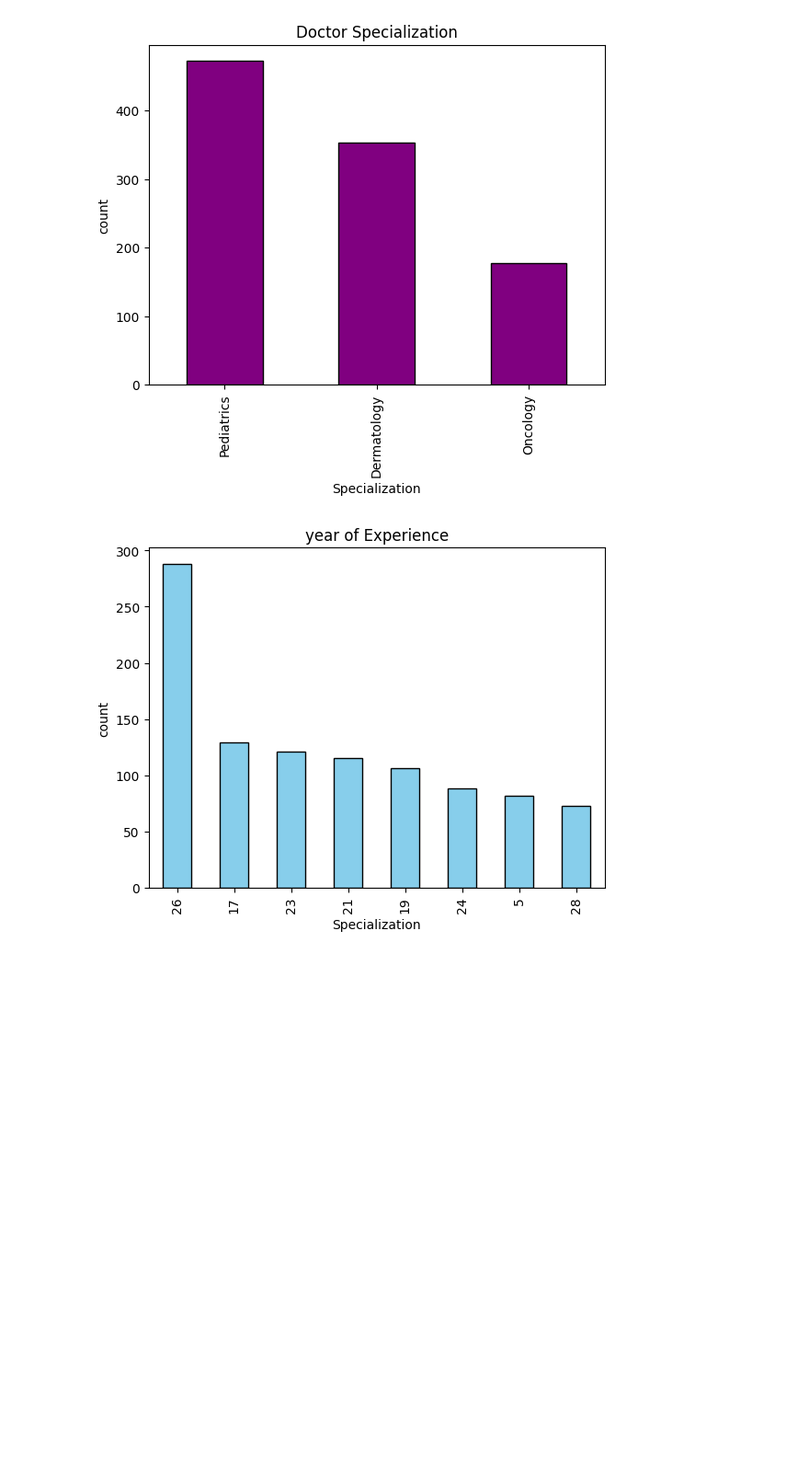
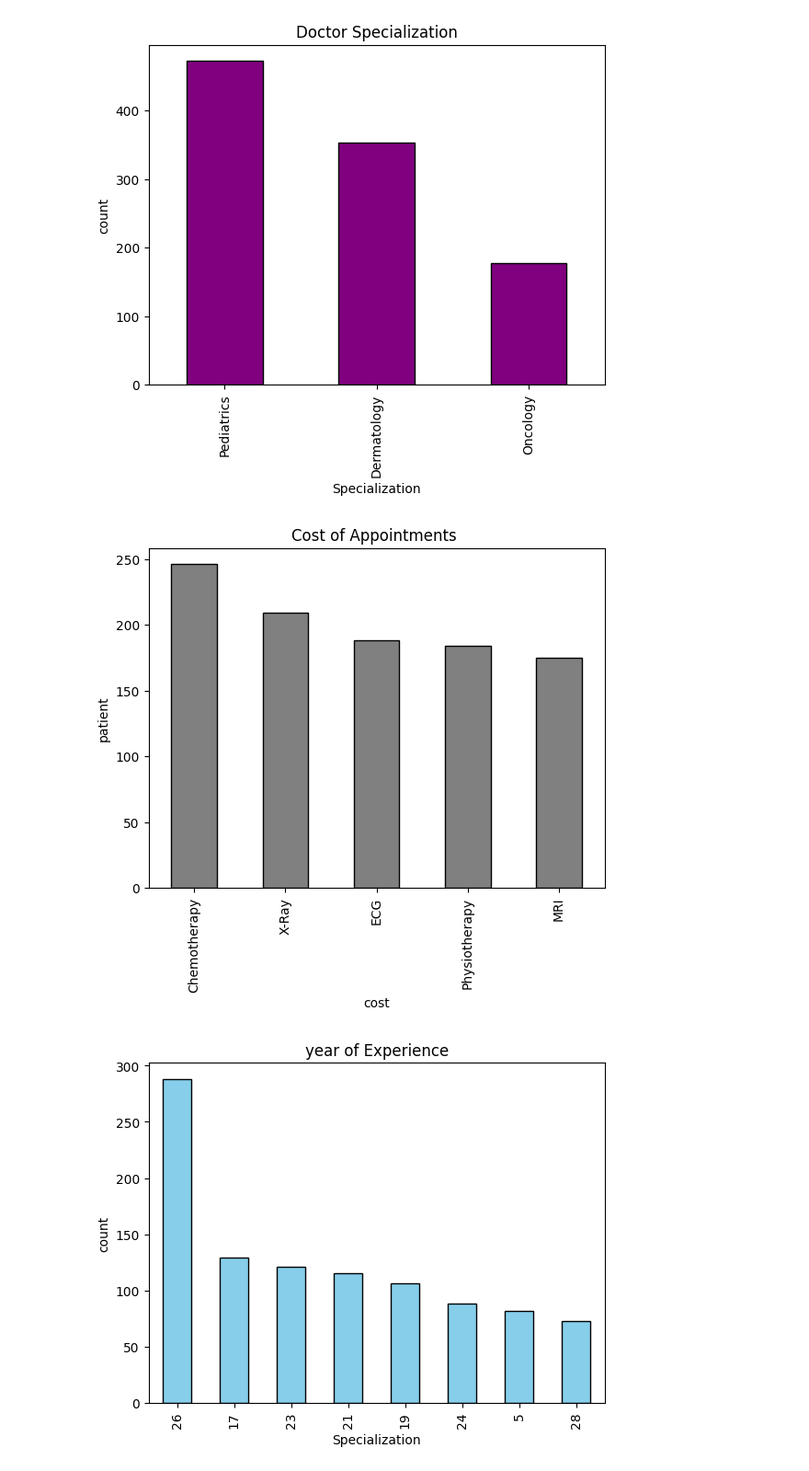
Before and after one commit to Jayaprathap-Data-Science/Analysis-Using-MY-SQL, a Jupyter notebook: healhcare-project-analysis.ipynb, the cells around one changed output. Shown: that part at 92% size. Saved outputs shown, nothing was run; the diff lists cells and outputs as text; code cells hidden in the pictures; blank space fills up the shorter version.

```diff
--- a/healhcare-project-analysis.ipynb
+++ b/healhcare-project-analysis.ipynb
@@ -381,6 +381,14 @@ plt.ylabel('count')
 plt.show()
 # %% [output]
 [figure]
+# %%
+merge_data['treatment_type'].value_counts().plot(kind='bar', color='grey',edgecolor='black')
+plt.title("Cost of Appointments ")
+plt.xlabel("cost")
+plt.ylabel("patient")
+plt.show()
+# %% [output]
+[figure, added]
 # %%
 merge_data['years_experience'].value_counts().plot(kind='bar',color='skyblue',edgecolor='black')
 plt.title('year of Experience')
```
